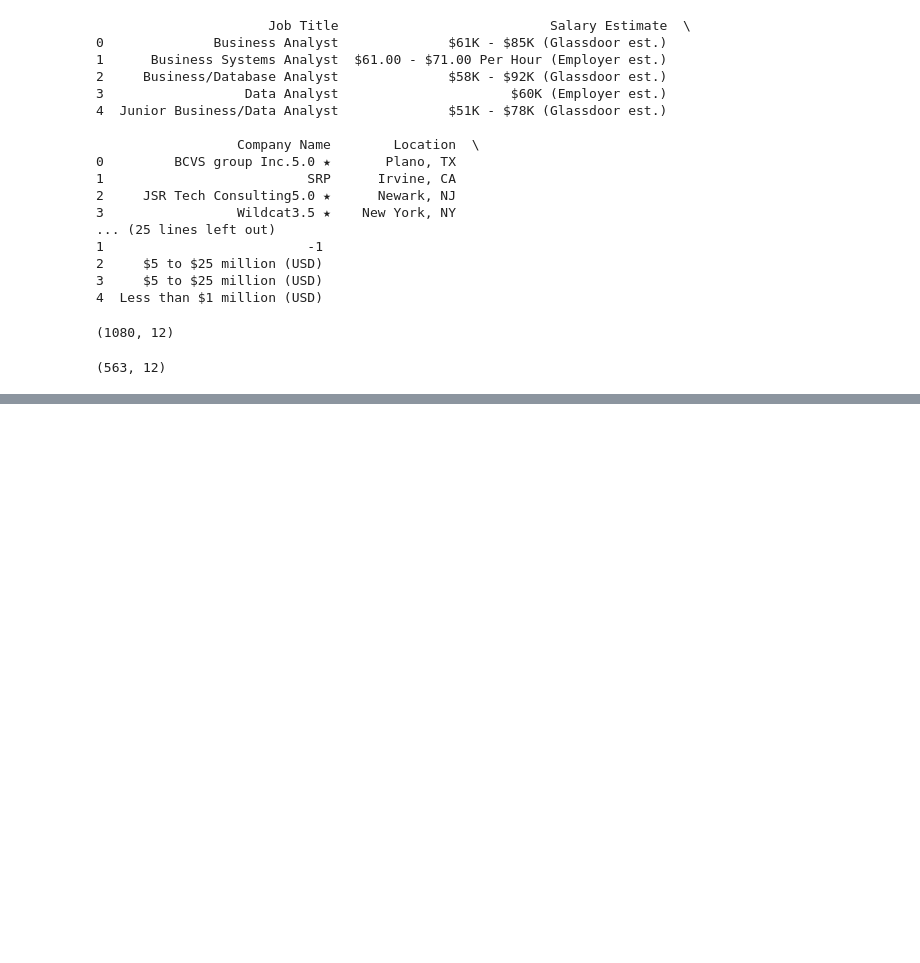
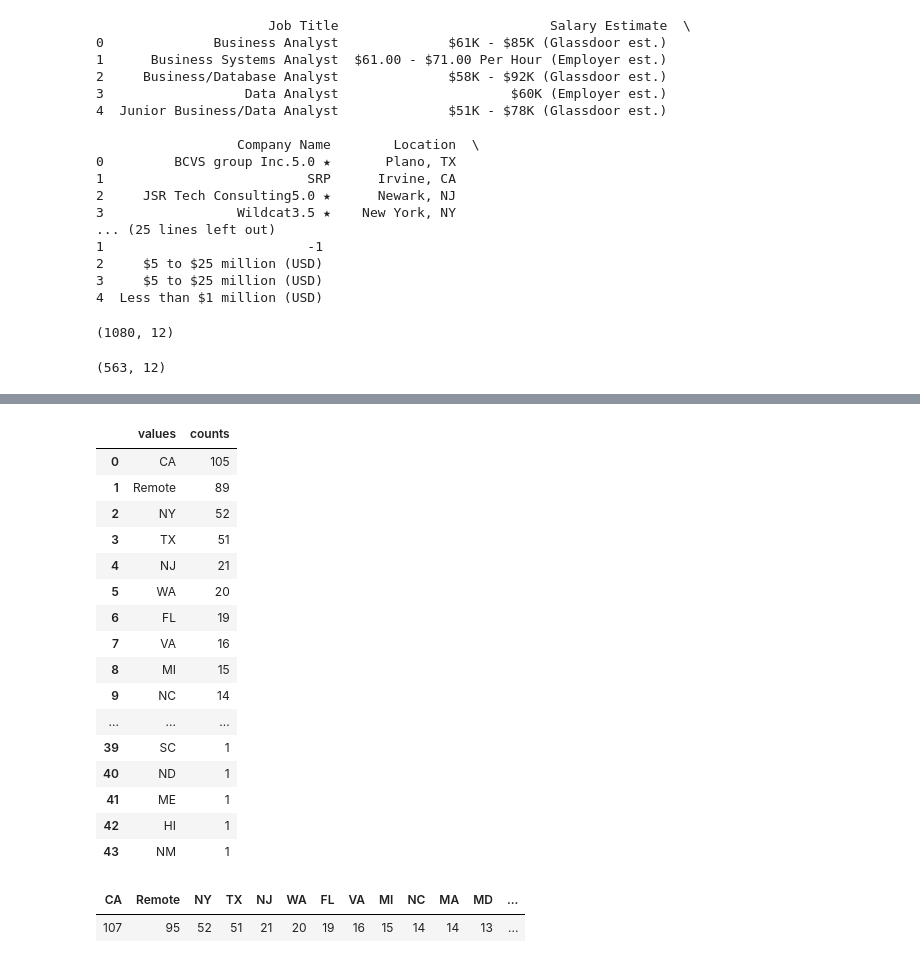
Before and after one commit to JuYinC/DataScience_Job, a Jupyter notebook: data_cleaning.ipynb, the cells around one changed output, grey strips where cells are left out. Saved outputs shown, nothing was run; the diff lists cells and outputs as text; code cells hidden in the pictures; blank space fills up the shorter version.

Commit message:
data_cleaning update

```diff
--- a/data_cleaning.ipynb
+++ b/data_cleaning.ipynb
@@ -74,9 +103,19 @@ data_clean.head()
+# %%
+data_clean['avg_salary'] = (data_clean.min_salary+data_clean.max_salary)/2
 # %%
 #age of company
 data_clean['age'] = data_clean.Founded.apply(lambda x: x if x <1 else 2023 - x)
+# %%
+# Define a function to clean the company name
+def clean_company_name(name):
+    # Check if the last 5 characters match the pattern of a rating (e.g., "5.0 ★")
+    if name[-5:-2].replace('.', '').isdigit() and name[-1] == "★":
+        return name[:-5].strip()
+    else:
+        return name.strip()
 # %%
 #Company name text only
-data_clean['company_txt'] = data_clean.apply(lambda x: x['Company Name'] if x['Rating'] <0 else x['Company Name'][:-5], axis = 1)
+data_clean['company_txt'] = data_clean["Company Name"].apply(clean_company_name)
 # %%
 data_clean.head()
 # %% [output]
@@ -92,0 +128,2 @@ data_clean.head()
+# %%
+data_clean['State'] = data_clean['Location'].str.split(',').apply(lambda x: x[1].strip() if len(x) > 1 else x[0])
@@ -92,0 +150,22 @@ data_clean.head()
+# %%
+counts_data = data_clean['State'].value_counts().reset_index()
+counts_data.columns = ['values', 'counts']
+counts_data
+# %% [output]
+|  | values | counts |
+| 0 | CA | 105 |
+| 1 | Remote | 89 |
+| 2 | NY | 52 |
+| 3 | TX | 51 |
+| 4 | NJ | 21 |
+| 5 | WA | 20 |
+| 6 | FL | 19 |
+| 7 | VA | 16 |
+| 8 | MI | 15 |
+| 9 | NC | 14 |
+| ... | ... | ... |
+| 39 | SC | 1 |
+| 40 | ND | 1 |
+| 41 | ME | 1 |
+| 42 | HI | 1 |
+| 43 | NM | 1 |
@@ -93,3 +177,12 @@ data_clean.head()
+# %%
+state_counts=data_clean.State.value_counts().to_frame().transpose()
+# Display horizontally with scroll
+display(HTML('<div style="max-width: 800px; overflow-x: auto; border: 1px solid #ccc;">' +
+             state_counts.to_html(index=False) +
+             '</div>'))
+# %% [output]
+| CA | Remote | NY | TX | NJ | WA | FL | VA | MI | NC | MA | MD | ... |
+| 107 | 95 | 52 | 51 | 21 | 20 | 19 | 16 | 15 | 14 | 14 | 13 | ... |
 # %%
 data_clean.columns
 # %% [output]
```
Also changed, not shown: parts of 9 cells of this notebook, 1 other file.
